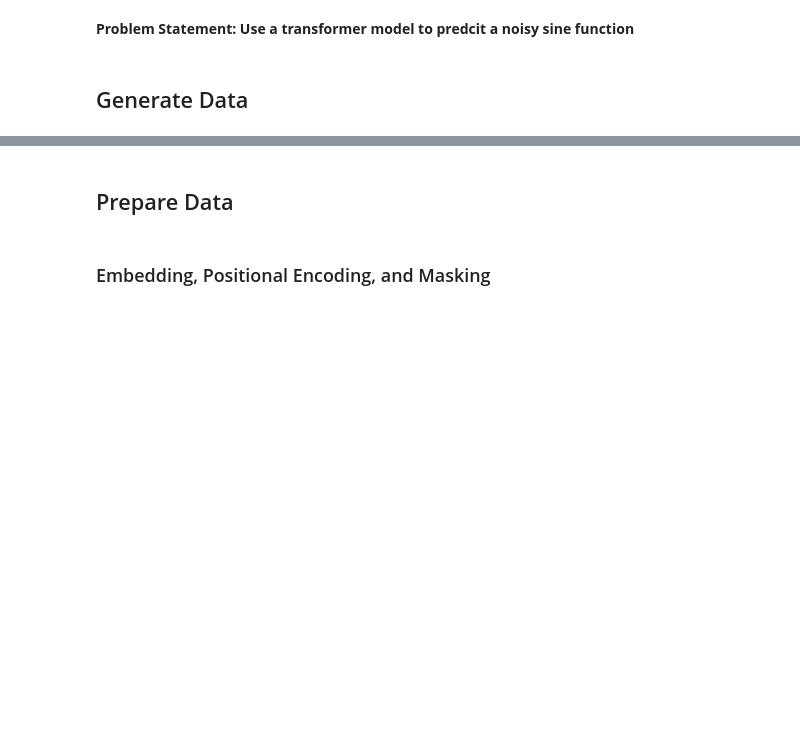
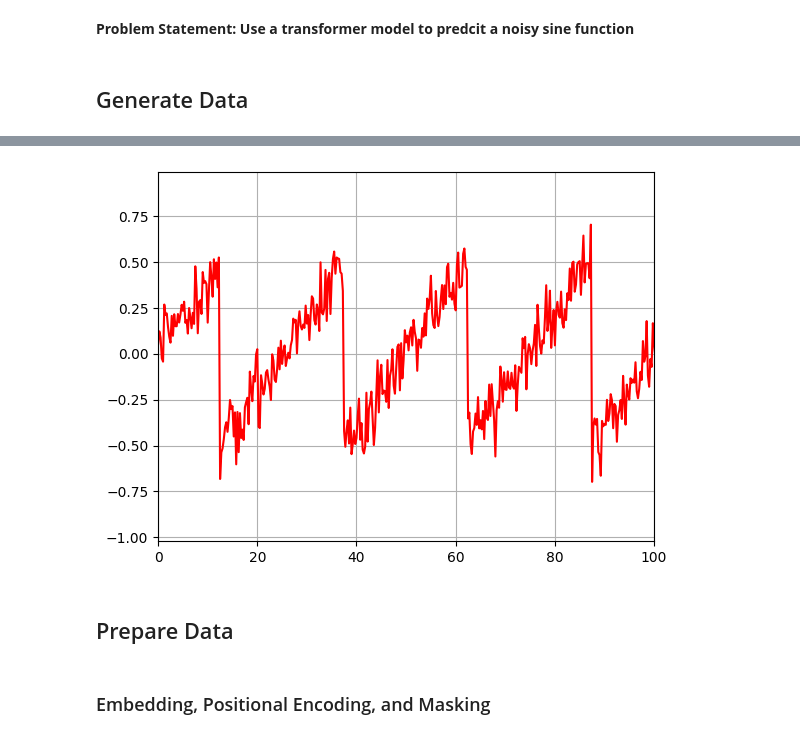
Before and after one commit to marilynbraojos/transformer_demo, a Jupyter notebook: sinefct_dev.ipynb, the cells around one changed output, grey strips where cells are left out. Saved outputs shown, nothing was run; the diff lists cells and outputs as text; code cells hidden in the pictures; blank space fills up the shorter version.

```diff
--- a/sinefct_dev.ipynb
+++ b/sinefct_dev.ipynb
@@ -97,3 +145,10 @@ plt.show()
+# %%
+plt.plot(x_saw, np.load('saw_data.npz')['y'], color='r', label='Noisy Sawtooth Wave')
+plt.grid(True)
+plt.xlim(0,100)
+plt.show()
+# %% [output]
+[figure, added]
 # %% [markdown]
 ## Prepare Data
 # %%
```
Also changed, not shown: parts of 10 cells of this notebook.
